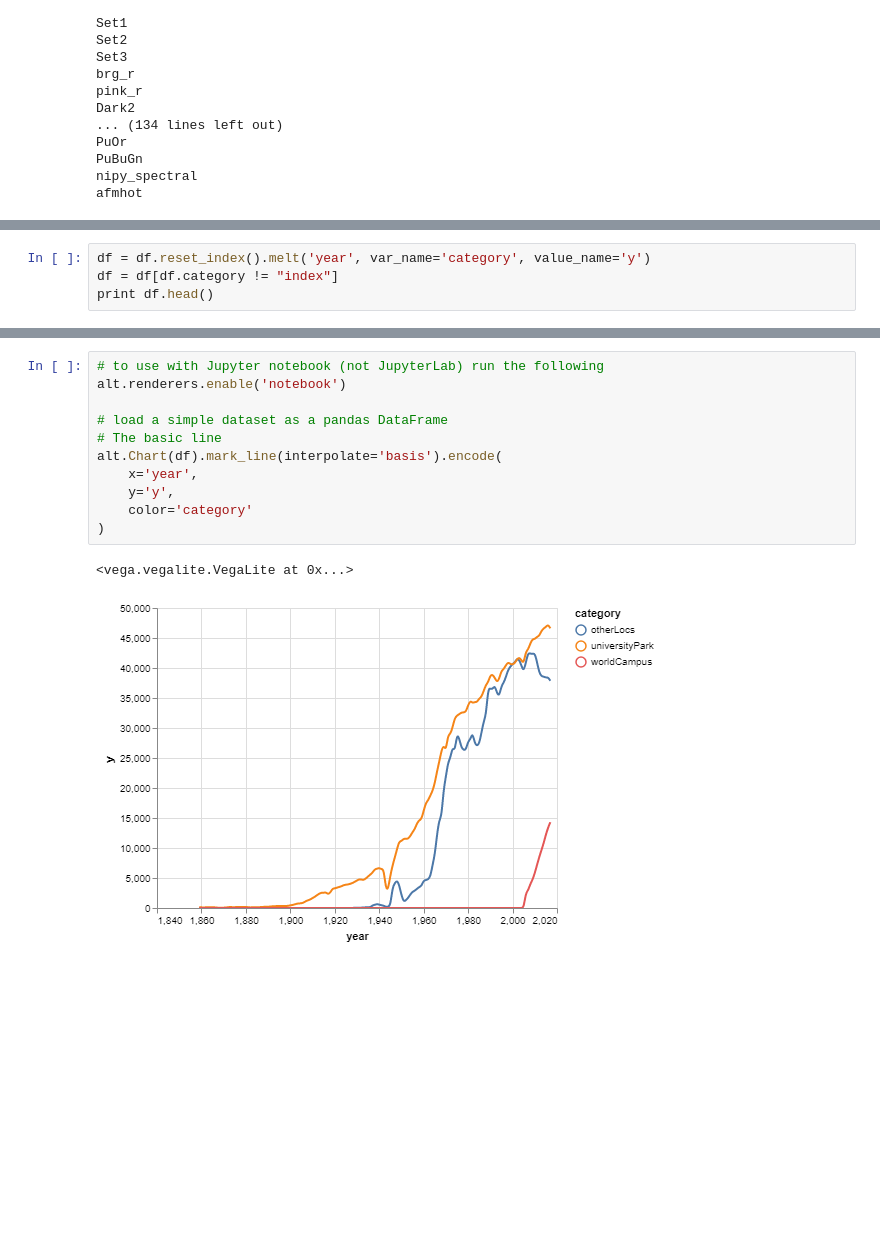
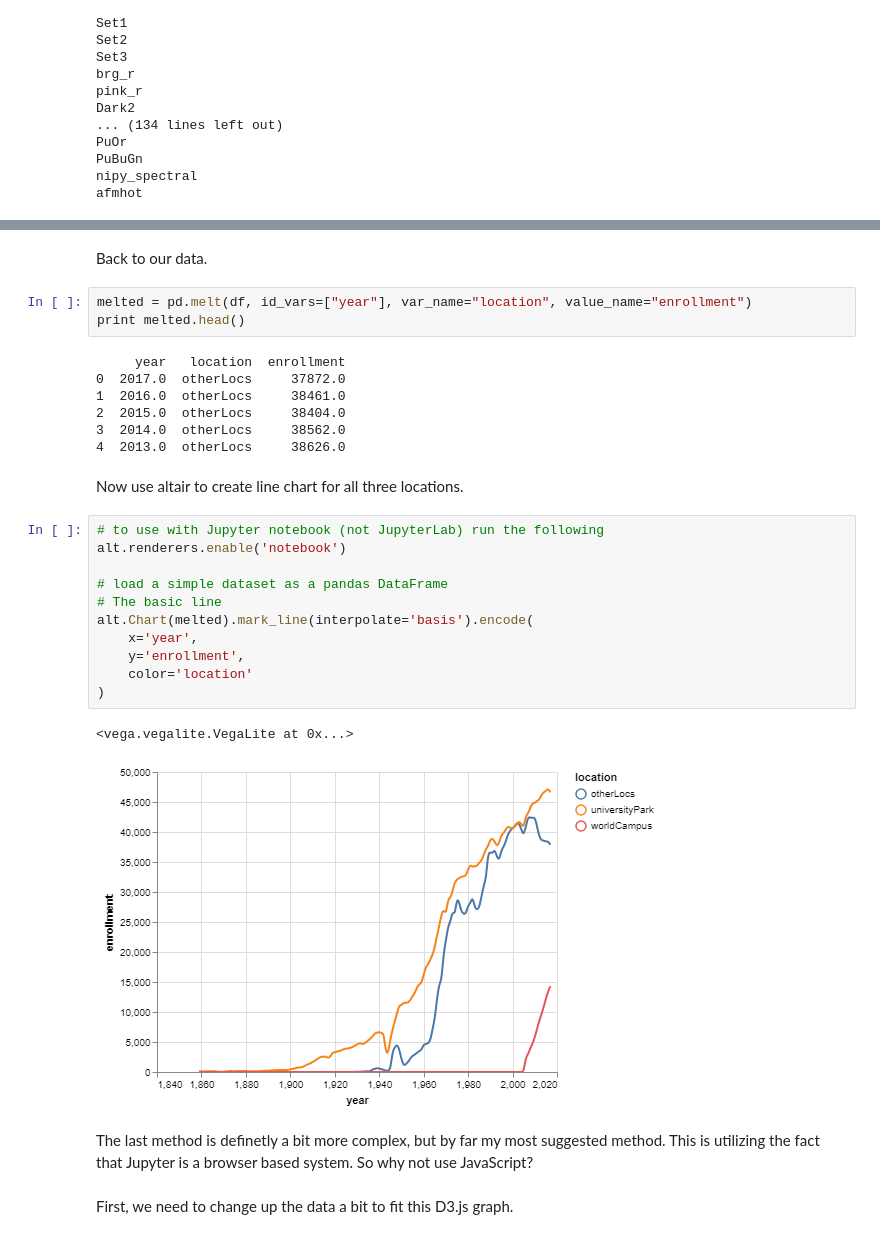
Before and after one commit to dudaspm/PSUPythonWorkshop, a Jupyter notebook: Workshop2/4.AdvancedPlots.ipynb, the cells around one changed output, grey strips where cells are left out. Saved outputs shown, nothing was run; the diff lists cells and outputs as text; blank space fills up the shorter version.

```diff
--- a/Workshop2/4.AdvancedPlots.ipynb
+++ b/Workshop2/4.AdvancedPlots.ipynb
@@ -202,7 +269,3 @@ print df.head()
 2    38404.0         46848.0      12242.0  2015.0
 3    38562.0         46606.0      10805.0  2014.0
 4    38626.0         46184.0       9631.0  2013.0
-# %%
-df = df.reset_index().melt('year', var_name='category', value_name='y')
-df = df[df.category != "index"]
-print df.head()
@@ -216,17 +302,35 @@ print df.head()
+# %% [markdown]
+Back to our data.
+# %%
+melted = pd.melt(df, id_vars=["year"], var_name="location", value_name="enrollment")
+print melted.head()
+# %% [output]
+     year   location  enrollment
+0  2017.0  otherLocs     37872.0
+1  2016.0  otherLocs     38461.0
+2  2015.0  otherLocs     38404.0
+3  2014.0  otherLocs     38562.0
+4  2013.0  otherLocs     38626.0
+# %% [markdown]
+Now use altair to create line chart for all three locations.
 # %%
 # to use with Jupyter notebook (not JupyterLab) run the following
 alt.renderers.enable('notebook')
 
 # load a simple dataset as a pandas DataFrame
 # The basic line
-alt.Chart(df).mark_line(interpolate='basis').encode(
+alt.Chart(melted).mark_line(interpolate='basis').encode(
     x='year',
-    y='y',
-    color='category'
+    y='enrollment',
+    color='location'
 )
 # %% [output]
 <vega.vegalite.VegaLite at 0x...>
-[figure, old version]
+[figure, new version]
+# %% [markdown]
+The last method is definetly a bit more complex, but by far my most suggested method. This is utilizing the fact that Jupyter is a browser based system. So why not use JavaScript?
+# %% [markdown]
+First, we need to change up the data a bit to fit this D3.js graph.
 # %%
 from IPython.display import HTML
 from IPython.display import Javascript
```
Also changed, not shown: parts of 19 cells of this notebook.
